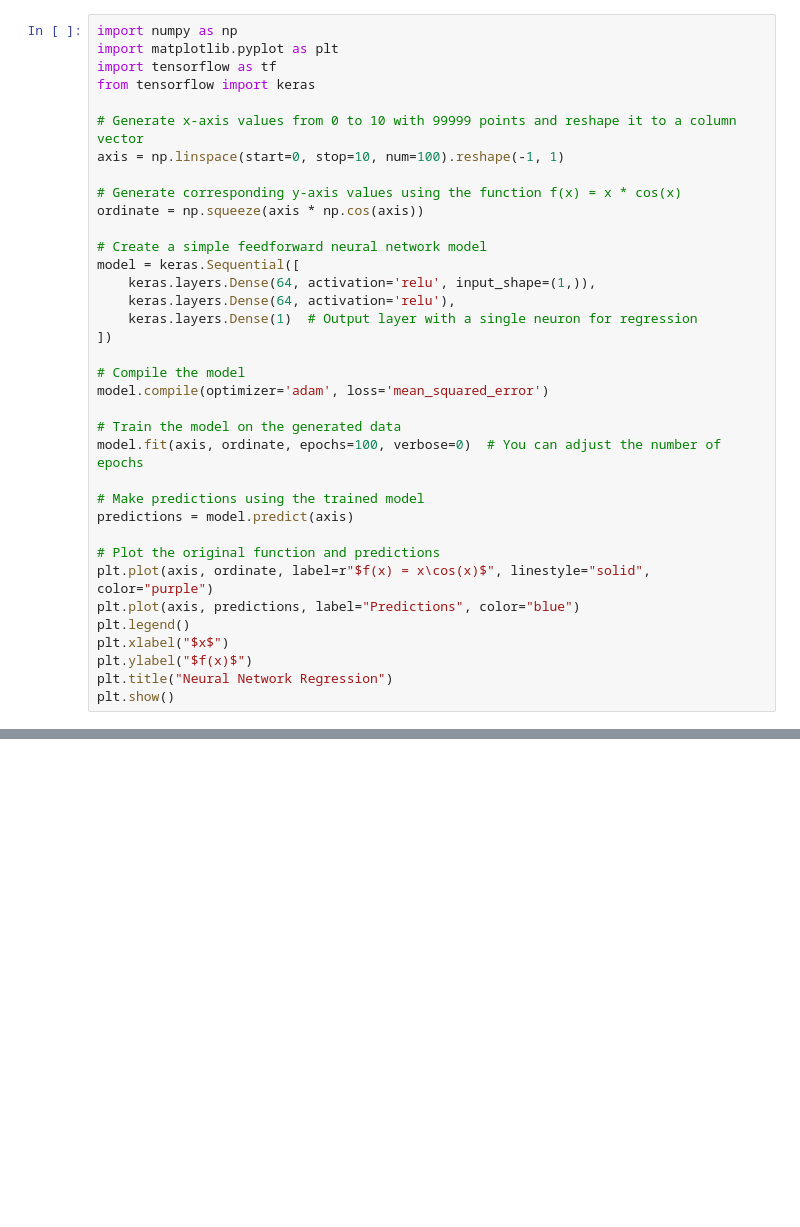
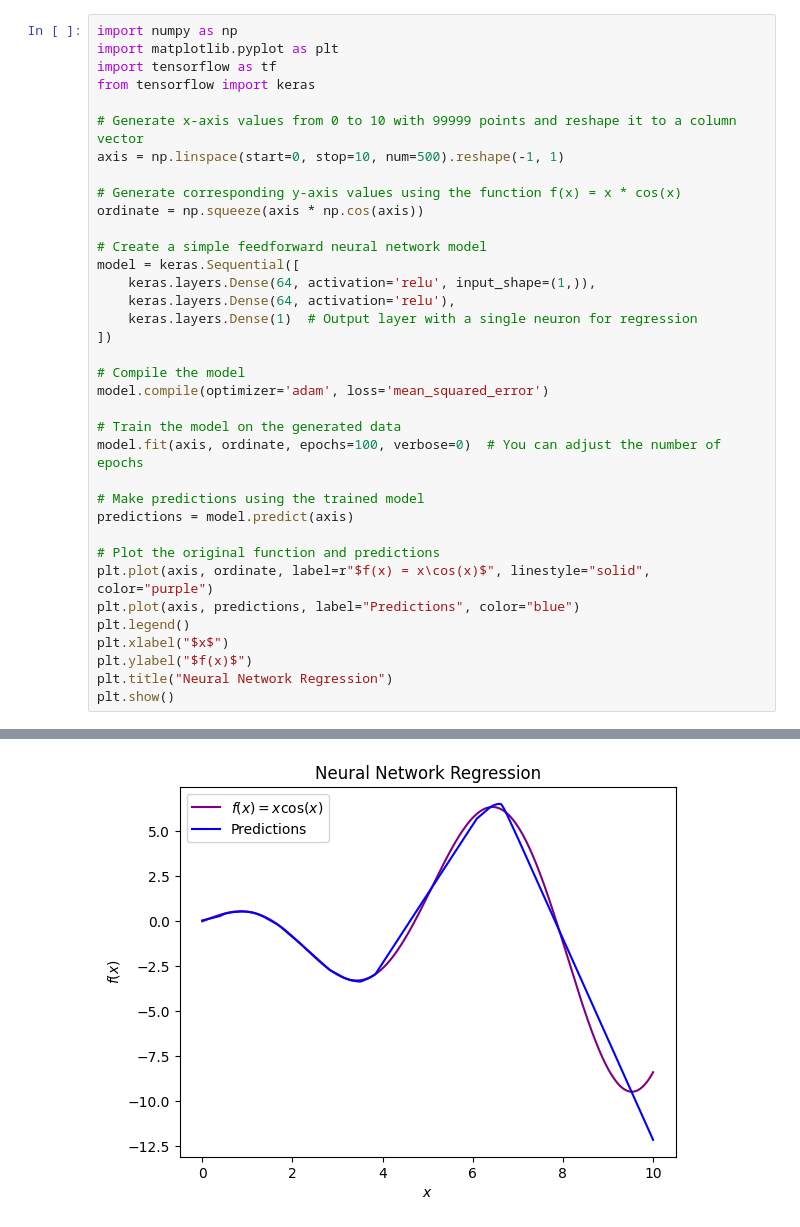
Before and after one commit to LianjGroup/Machine-Learning-Assisted-Optimization-of-Hardening-Parameters, a Jupyter notebook: GRAPHS/MODELS/PART3_NEURALNETWORK.ipynb, the cells around one changed output, grey strips where cells are left out. Drawn from its saved outputs; the diff is of its cells as text; blank space fills up the shorter version.

```diff
--- a/GRAPHS/MODELS/PART3_NEURALNETWORK.ipynb
+++ b/GRAPHS/MODELS/PART3_NEURALNETWORK.ipynb
@@ -5,7 +5,7 @@ import tensorflow as tf
 from tensorflow import keras
 
 # Generate x-axis values from 0 to 10 with 99999 points and reshape it to a column vector
-axis = np.linspace(start=0, stop=10, num=100).reshape(-1, 1)
+axis = np.linspace(start=0, stop=10, num=500).reshape(-1, 1)
 
 # Generate corresponding y-axis values using the function f(x) = x * cos(x)
 ordinate = np.squeeze(axis * np.cos(axis))
@@ -34,3 +34,4 @@ plt.xlabel("$x$")
 plt.ylabel("$f(x)$")
 plt.title("Neural Network Regression")
 plt.show()
+# %% [output]
@@ -37,3 +39,4 @@ plt.show()
+[figure, added]
 # %%
 import numpy as np
 import matplotlib.pyplot as plt
```
Also changed, not shown: parts of 3 cells of this notebook.
